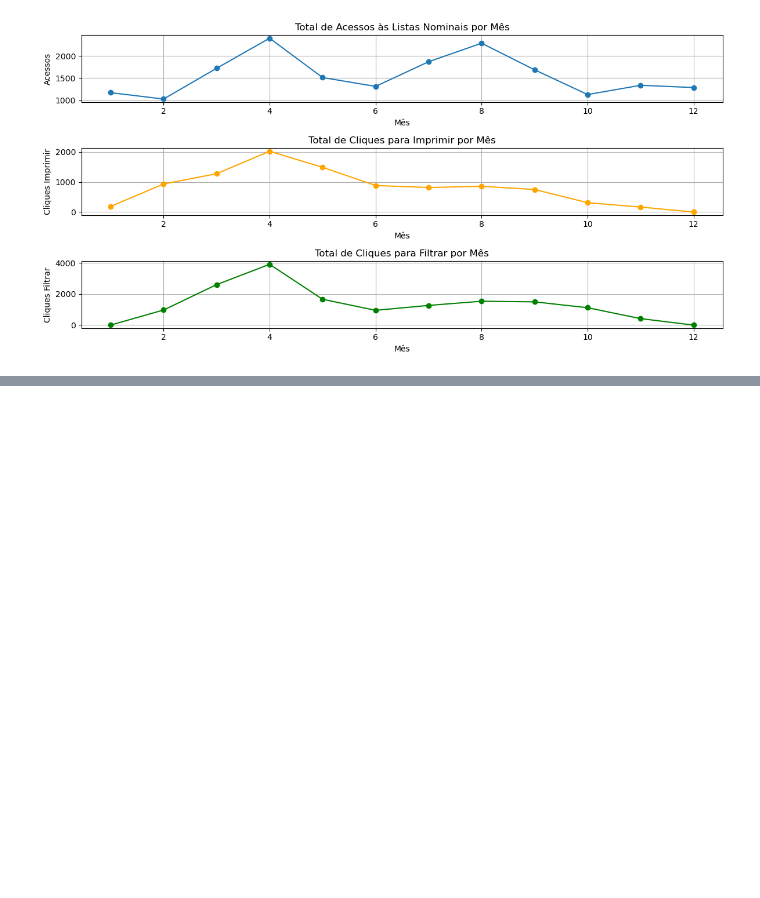
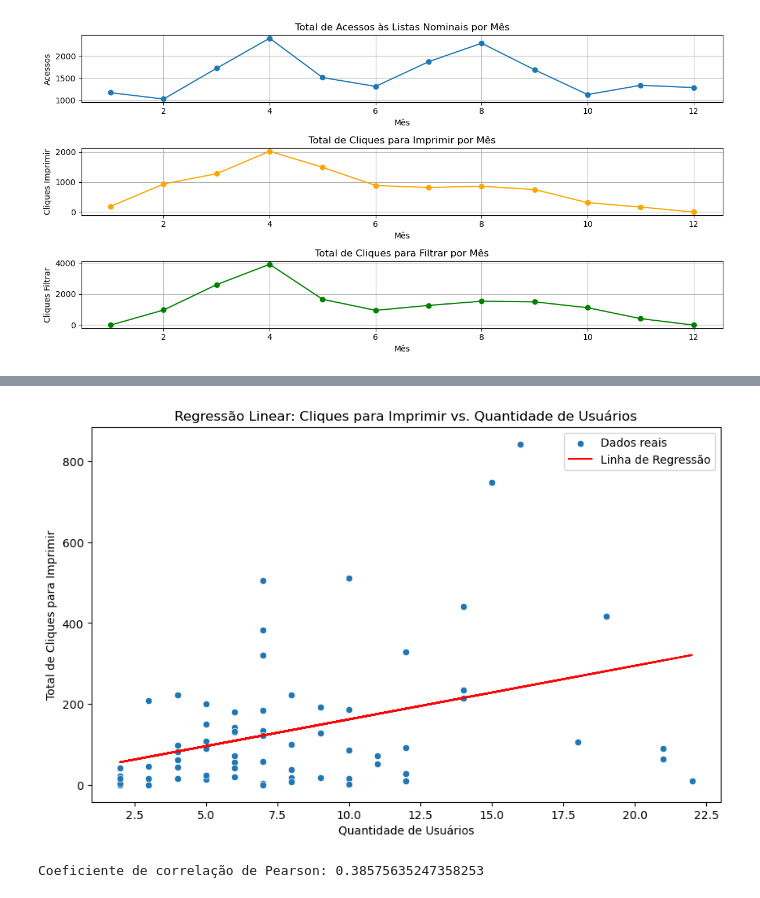
Before and after one commit to Danilosauro/Data-Analysis---Impulso-Gov, a Jupyter notebook: DATA_ANALYSIS.ipynb, the cells around one changed output, grey strips where cells are left out. Drawn from its saved outputs; the diff is of its cells as text; code cells hidden in the pictures; blank space fills up the shorter version.

```diff
--- a/DATA_ANALYSIS.ipynb
+++ b/DATA_ANALYSIS.ipynb
@@ -401,0 +519,15 @@ plt.show()
+# %%
+merged_bases['dias_para_primeiro_acesso'] = pd.to_datetime(merged_bases['data_ativo']) - pd.to_datetime(merged_bases['data_criacao_cadastro'])
+merged_bases['dias_para_primeiro_acesso'] = merged_bases['dias_para_primeiro_acesso'].dt.days
+merged_bases['municipio'] = merged_bases['municipio'].str.strip()
+use_patterns = merged_bases.groupby('municipio').agg({
+    'dias_para_primeiro_acesso': 'mean',
+    'clicks_imprimir_lista': 'sum',
+    'clicks_filtrar_lista': 'sum'
+}).reset_index()
+
+use_patterns.rename(columns={
+    'dias_para_primeiro_acesso': 'media_dias_primeiro_acesso',
+    'clicks_imprimir_lista': 'total_cliques_imprimir',
+    'clicks_filtrar_lista': 'total_cliques_filtrar'
+}, inplace=True)
@@ -401,0 +542,12 @@ plt.show()
+# %%
+users_per_municipality = merged_bases.groupby('municipio').agg({
+    'usuario_id': 'nunique',
+    'clicks_imprimir_lista': 'sum',
+    'clicks_filtrar_lista': 'sum'
+}).reset_index()
+
+users_per_municipality.rename(columns={
+    'usuario_id': 'numero_usuarios',
+    'clicks_imprimir_lista': 'total_cliques_imprimir',
+    'clicks_filtrar_lista': 'total_cliques_filtrar'
+}, inplace=True)
@@ -401,0 +633,25 @@ plt.show()
+# %%
+X = users_per_municipality['numero_usuarios'].values.reshape(-1, 1)
+Y = users_per_municipality['total_cliques_imprimir'].values
+
+model = LinearRegression()
+model.fit(X, Y)
+y_pred = model.predict(X)
+
+
+
+plt.figure(figsize=(10, 6))
+sns.scatterplot(x='numero_usuarios', y='total_cliques_imprimir', data=users_per_municipality, label="Dados reais")
+plt.plot(users_per_municipality['numero_usuarios'], y_pred, color='red', label="Linha de Regressão")
+plt.xlabel("Quantidade de Usuários")
+plt.ylabel("Total de Cliques para Imprimir")
+plt.title("Regressão Linear: Cliques para Imprimir vs. Quantidade de Usuários")
+plt.legend()
+plt.show()
+# %% [output]
+[figure, added]
+# %%
+correlation = users_per_municipality['numero_usuarios'].corr(users_per_municipality['total_cliques_imprimir'])
+print(f"Coeficiente de correlação de Pearson: {correlation}")
+# %% [output]
+Coeficiente de correlação de Pearson: 0.38575635247358253
```
Also changed, not shown: parts of 33 cells of this notebook.
